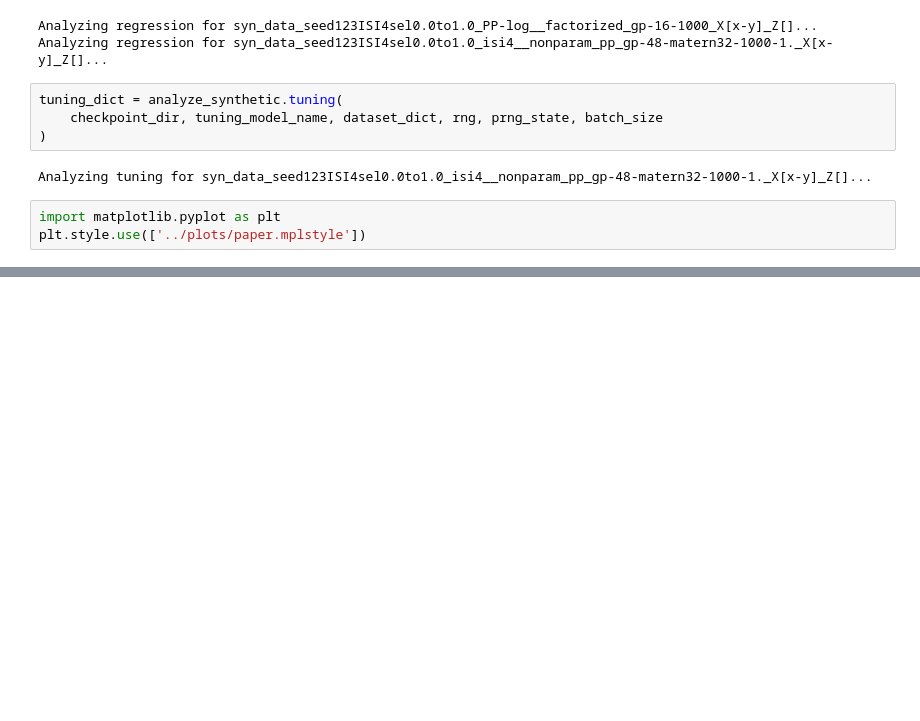
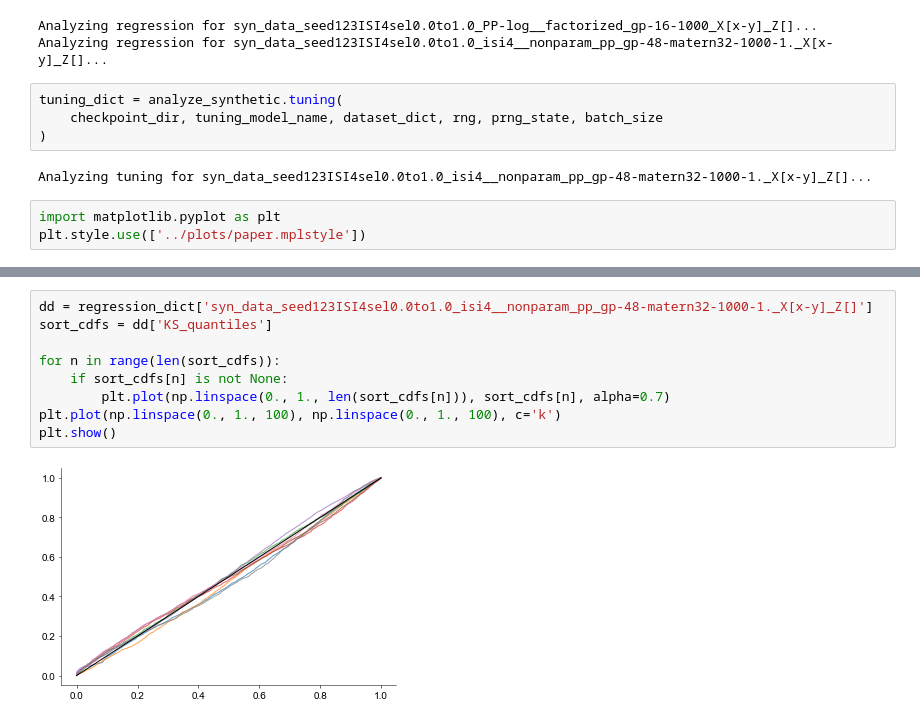
Before and after one commit to davindicode/nonparametric-nonrenewal-process, a Jupyter notebook: scripts/analysis/synthetic.ipynb, the cells around one changed output, grey strips where cells are left out. Cells and saved outputs as stored; diff of their text form; blank space fills up the shorter version.

```diff
--- a/scripts/analysis/synthetic.ipynb
+++ b/scripts/analysis/synthetic.ipynb
@@ -81,0 +112,11 @@ NameError: name 'train_ell' is not defined
+# %%
+dd = regression_dict['syn_data_seed123ISI4sel0.0to1.0_isi4__nonparam_pp_gp-48-matern32-1000-1._X[x-y]_Z[]']
+sort_cdfs = dd['KS_quantiles']
+
+for n in range(len(sort_cdfs)):
+    if sort_cdfs[n] is not None:
+        plt.plot(np.linspace(0., 1., len(sort_cdfs[n])), sort_cdfs[n], alpha=0.7)
+plt.plot(np.linspace(0., 1., 100), np.linspace(0., 1., 100), c='k')
+plt.show()
+# %% [output]
+[figure, added]
```
Also changed, not shown: parts of 5 cells of this notebook, 6 other files.
